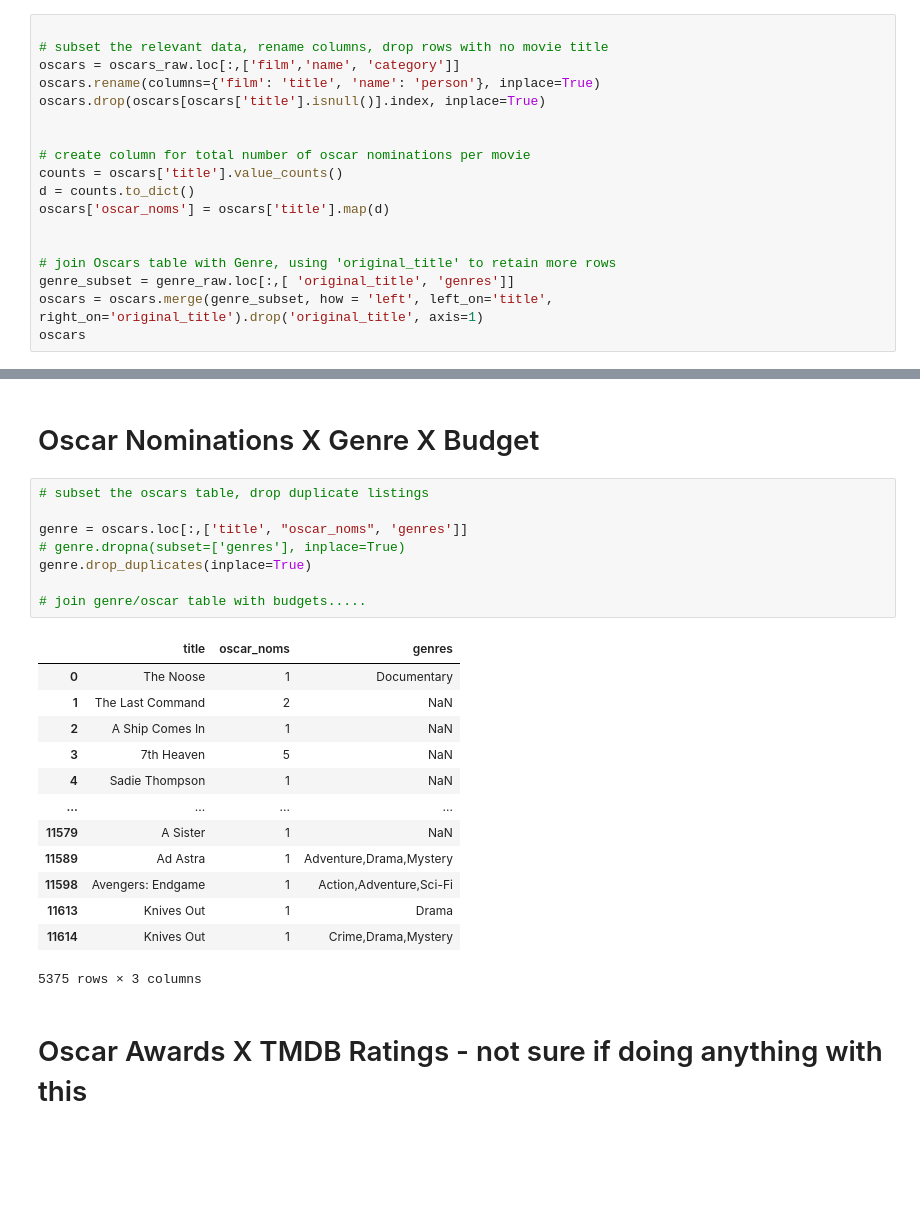
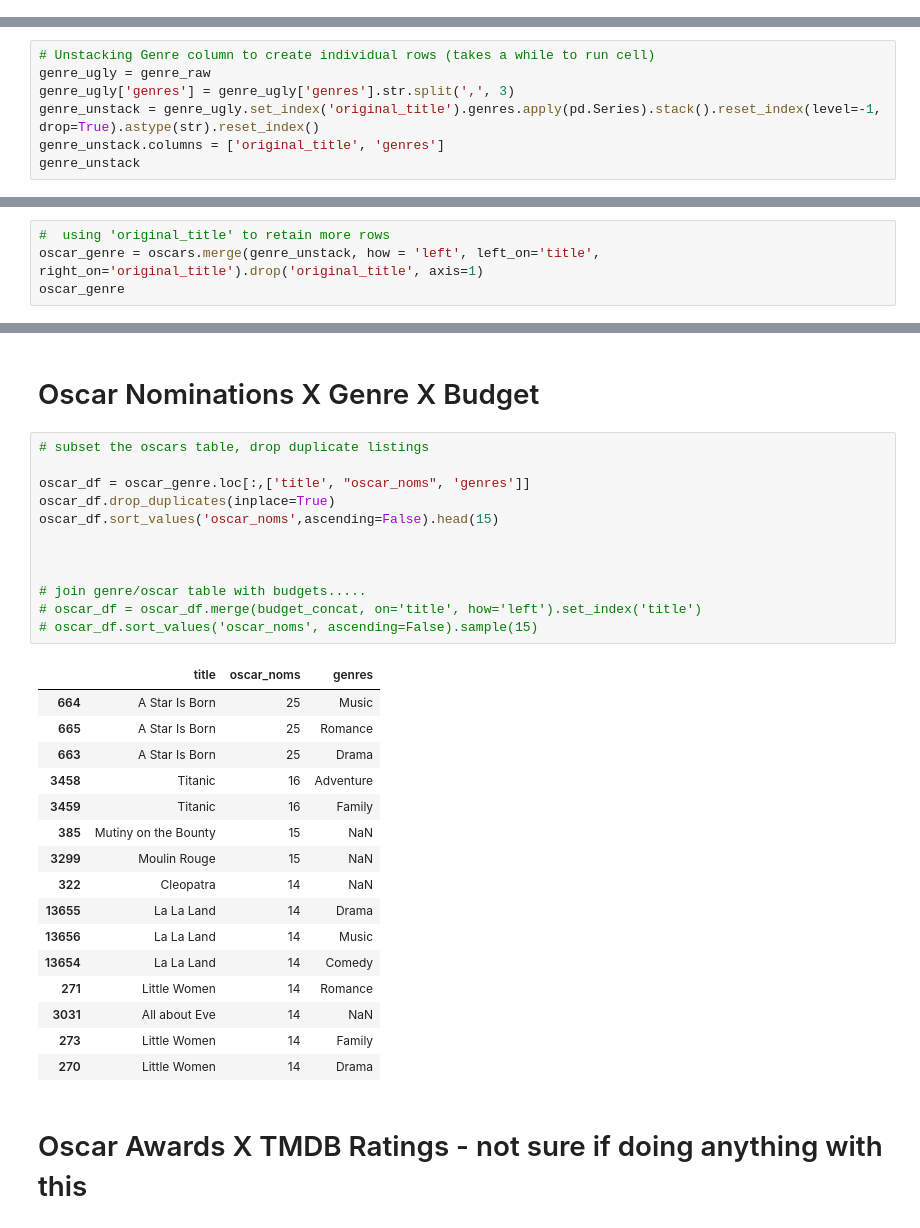
Before and after one commit to khyateed/Movie-Data-Analysis, a Jupyter notebook: student.ipynb, the cells around one changed output, grey strips where cells are left out. Saved outputs shown, nothing was run; the diff lists cells and outputs as text; blank space fills up the shorter version.

Commit message:
merged oscars with unstacked genres

```diff
--- a/student.ipynb
+++ b/student.ipynb
@@ -336,18 +364,0 @@ imdb_merge
-# %%
-
-# subset the relevant data, rename columns, drop rows with no movie title
-oscars = oscars_raw.loc[:,['film','name', 'category']]
-oscars.rename(columns={'film': 'title', 'name': 'person'}, inplace=True)
-oscars.drop(oscars[oscars['title'].isnull()].index, inplace=True)
-
-
-# create column for total number of oscar nominations per movie
-counts = oscars['title'].value_counts()
-d = counts.to_dict()
-oscars['oscar_noms'] = oscars['title'].map(d)
-
-
-# join Oscars table with Genre, using 'original_title' to retain more rows
-genre_subset = genre_raw.loc[:,[ 'original_title', 'genres']]
-oscars = oscars.merge(genre_subset, how = 'left', left_on='title', right_on='original_title').drop('original_title', axis=1)
-oscars
@@ -367,0 +365,7 @@ oscars
+# %%
+# Unstacking Genre column to create individual rows (takes a while to run cell)
+genre_ugly = genre_raw
+genre_ugly['genres'] = genre_ugly['genres'].str.split(',', 3)
+genre_unstack = genre_ugly.set_index('original_title').genres.apply(pd.Series).stack().reset_index(level=-1, drop=True).astype(str).reset_index()
+genre_unstack.columns = ['original_title', 'genres']
+genre_unstack
@@ -367,0 +388,4 @@ oscars
+# %%
+#  using 'original_title' to retain more rows
+oscar_genre = oscars.merge(genre_unstack, how = 'left', left_on='title', right_on='original_title').drop('original_title', axis=1)
+oscar_genre
@@ -446,25 +435,32 @@ To retain the current behavior and silence the warning, pass 'sort=True'.
 # %%
 # subset the oscars table, drop duplicate listings
 
-genre = oscars.loc[:,['title', "oscar_noms", 'genres']]
-# genre.dropna(subset=['genres'], inplace=True)
-genre.drop_duplicates(inplace=True)
+oscar_df = oscar_genre.loc[:,['title', "oscar_noms", 'genres']]
+oscar_df.drop_duplicates(inplace=True)
+oscar_df.sort_values('oscar_noms',ascending=False).head(15)
+
+
 
 # join genre/oscar table with budgets.....
+# oscar_df = oscar_df.merge(budget_concat, on='title', how='left').set_index('title')
+# oscar_df.sort_values('oscar_noms', ascending=False).sample(15)
 # %% [output]
 |  | title | oscar_noms | genres |
-| 0 | The Noose | 1 | Documentary |
-| 1 | The Last Command | 2 | NaN |
-| 2 | A Ship Comes In | 1 | NaN |
-| 3 | 7th Heaven | 5 | NaN |
-| 4 | Sadie Thompson | 1 | NaN |
-| ... | ... | ... | ... |
-| 11579 | A Sister | 1 | NaN |
-| 11589 | Ad Astra | 1 | Adventure,Drama,Mystery |
-| 11598 | Avengers: Endgame | 1 | Action,Adventure,Sci-Fi |
-| 11613 | Knives Out | 1 | Drama |
-| 11614 | Knives Out | 1 | Crime,Drama,Mystery |
+| 664 | A Star Is Born | 25 | Music |
+| 665 | A Star Is Born | 25 | Romance |
+| 663 | A Star Is Born | 25 | Drama |
+| 3458 | Titanic | 16 | Adventure |
+| 3459 | Titanic | 16 | Family |
+| 385 | Mutiny on the Bounty | 15 | NaN |
+| 3299 | Moulin Rouge | 15 | NaN |
+| 322 | Cleopatra | 14 | NaN |
+| 13655 | La La Land | 14 | Drama |
+| 13656 | La La Land | 14 | Music |
+| 13654 | La La Land | 14 | Comedy |
+| 271 | Little Women | 14 | Romance |
+| 3031 | All about Eve | 14 | NaN |
+| 273 | Little Women | 14 | Family |
+| 270 | Little Women | 14 | Drama |
-5375 rows × 3 columns
 # %% [markdown]
 # Oscar Awards X TMDB Ratings - not sure if doing anything with this
 # %%
```
Also changed, not shown: parts of 11 cells of this notebook.
